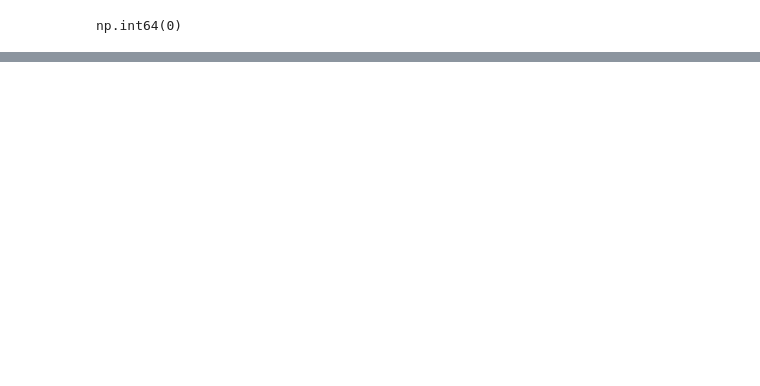
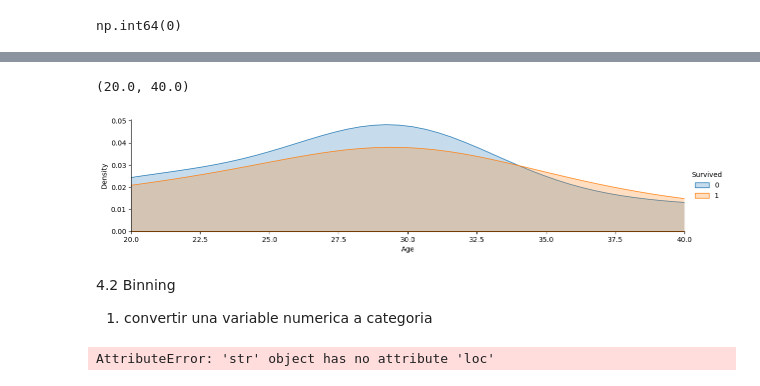
Before and after one commit to Sj-kronton/IA_2025, a Jupyter notebook: Taitanic.ipynb, the cells around one changed output, grey strips where cells are left out. Drawn from its saved outputs; the diff is of its cells as text; code cells hidden in the pictures; blank space fills up the shorter version.

```diff
--- a/Taitanic.ipynb
+++ b/Taitanic.ipynb
@@ -233,0 +246,22 @@ Encontrar una estrategia que:
+# %%
+facet=sns.FacetGrid(df,hue="Survived",aspect=4)
+facet.map(sns.kdeplot,'Age',fill=True)
+facet.set(xlim=(0,df['Age'].max()))
+facet.add_legend()
+plt.xlim(20,40)
+# %% [output]
+(20.0, 40.0)
+[figure, added]
+# %% [markdown]
+4.2 Binning
+
+1. convertir una variable numerica a categoria
+# %%
+for dataset in df:
+  dataset.loc[dataset['Age']<=12,'Age']=0,
+  dataset.loc[(dataset['Age']>12) & (dataset.loc['Age']<=18),'Age']=1,
+  dataset.loc[(dataset['Age']>18) & (dataset.loc['Age']<=35),'Age']=2,
+  dataset.loc[(dataset['Age']>35) & (dataset.loc['Age']<=60),'Age']=3,
+  dataset.loc[dataset['Age']>60,'Age']=4
+# %% [output]
+AttributeError: 'str' object has no attribute 'loc'
```
Also changed, not shown: parts of 6 cells of this notebook.
